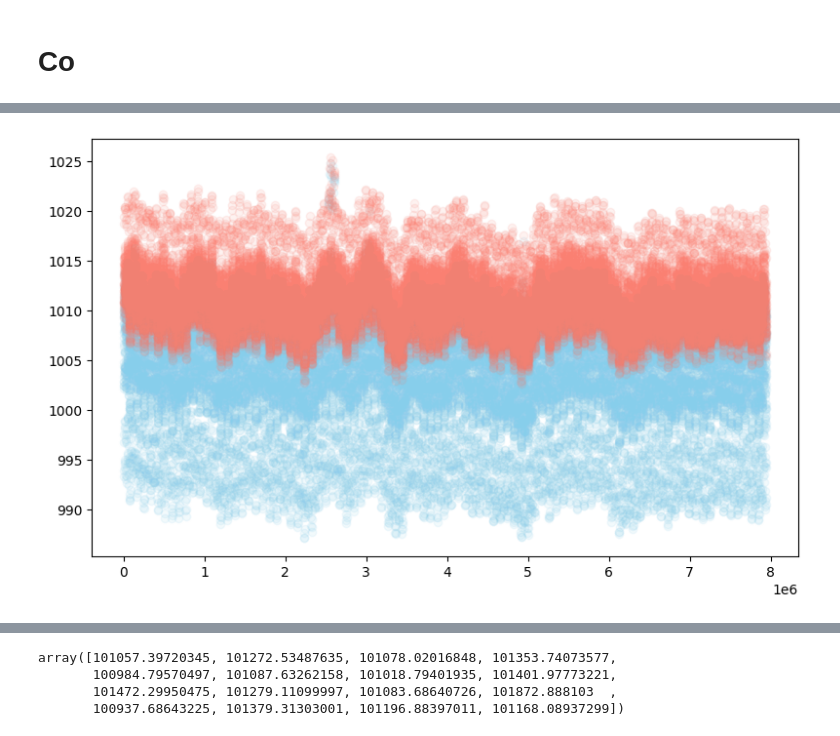
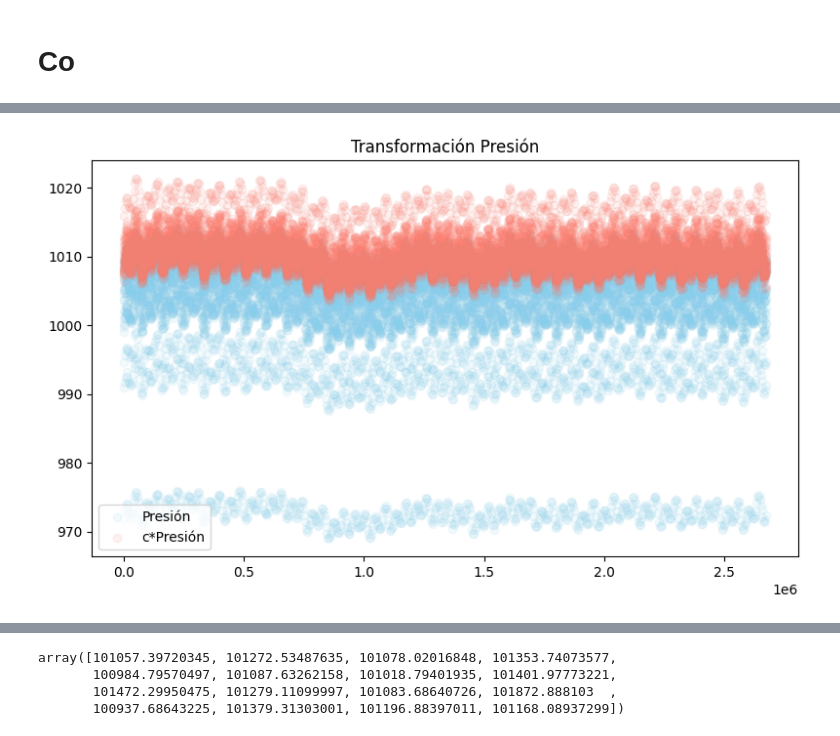
Before and after one commit to sagomeza1/pinns, a Jupyter notebook: cuadernos/exploracion.ipynb, the cells around one changed output, grey strips where cells are left out. Cells and saved outputs as stored; diff of their text form; code cells hidden in the pictures.

```diff
--- a/cuadernos/exploracion.ipynb
+++ b/cuadernos/exploracion.ipynb
@@ -273,13 +273,16 @@ plt.show()
 # Co
 # %%
 # data_path = Path().cwd().parent / "data" / "raw" / "em_cundinamarca_boyaca_251201_251231.parquet"
-data_path = Path().cwd().parent / "data" / "raw" / "em_caribe3_20251001_20251231.parquet"
+# data_path = Path().cwd().parent / "data" / "raw" / "em_caribe3_20251001_20251231.parquet"
+data_path = Path().cwd().parent / "data" / "raw" / "em_caribe_20251201_20251231.parquet"
+# data_path = Path().cwd().parent / "data" / "raw" / "em_caribe_20251201_20251231_ol.parquet"
 process_data_co = ProcessDataColombia(data_path)
 process_data_co.load_data()
 
 kwargs = {
     # "R":0.15,
-    "n_days":92,
+    # "n_days":92,
+    "n_days":30,
     "interval":1,
     "WS_val_idx": np.array([2, 3])}
     # "WS_val_idx": np.array([1, 2, 3, 5, 7, 9, 10, 11, 13, 14, 15, 16, 19])
@@ -384,14 +391,14 @@ plt.show()
 # %%
 fig , ax = plt.subplots(figsize=(8, 5))
 
-ax.scatter(ws_data["segundos"] , ws_data["presion"], alpha=0.1, c="skyblue")
-ax.scatter(ws_data["segundos"] , ws_data["c*P"], alpha=0.1, c="salmon")
-# ax.plot(ws_data["segundos"] , ws_data["c"]*1000, alpha=0.1, c="salmon")
-
+ax.scatter(ws_data["segundos"] , ws_data["presion"], alpha=0.1, c="skyblue", label="Presión")
+ax.scatter(ws_data["segundos"] , ws_data["c*P"], alpha=0.1, c="salmon", label="c*Presión")
+plt.title("Transformación Presión")
+plt.legend()
 plt.tight_layout()
 plt.show()
 # %% [output]
-[figure, old version]
+[figure, new version]
 # %%
 def filtrar_df(df: pd.DataFrame, col: str) -> pd.DataFrame:
     q25 = np.nanquantile(df[col].values, 0.25)
```
Also changed, not shown: parts of 22 cells of this notebook, 1 other file.
